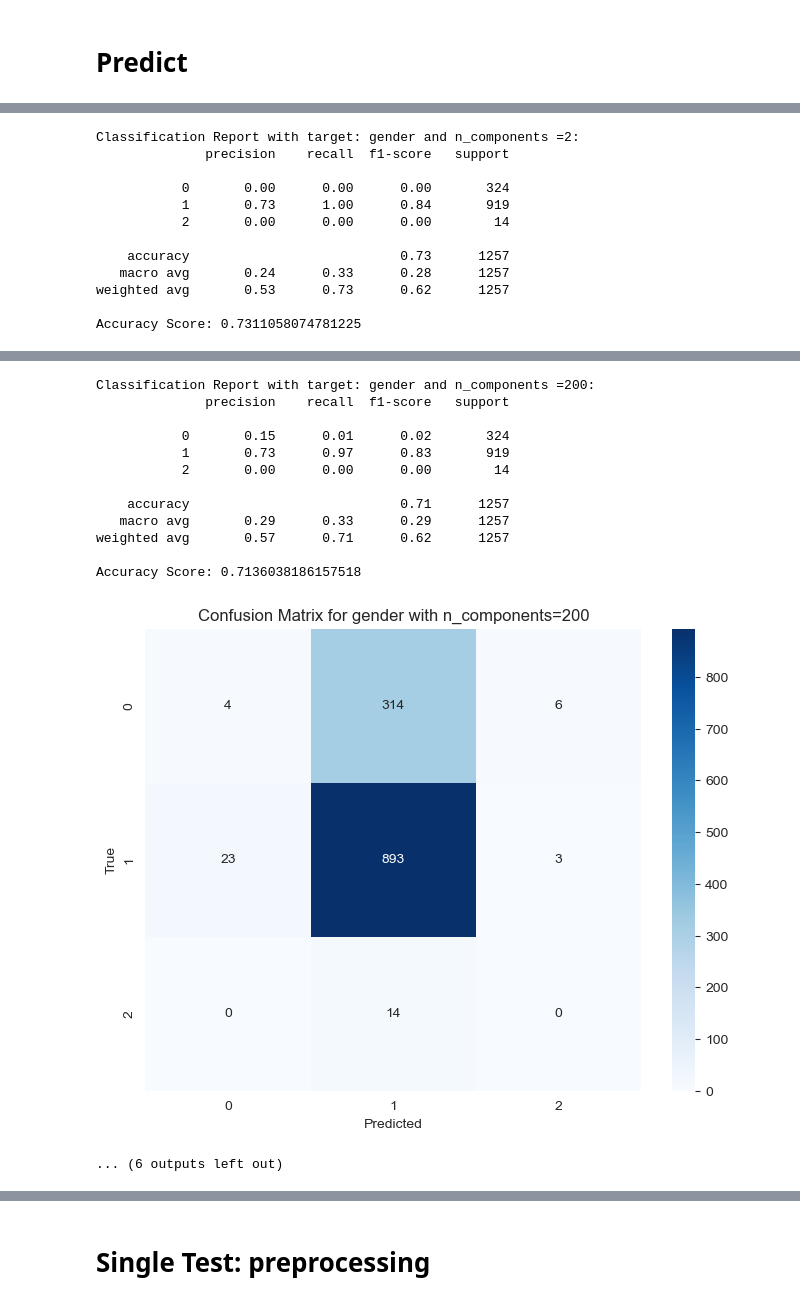
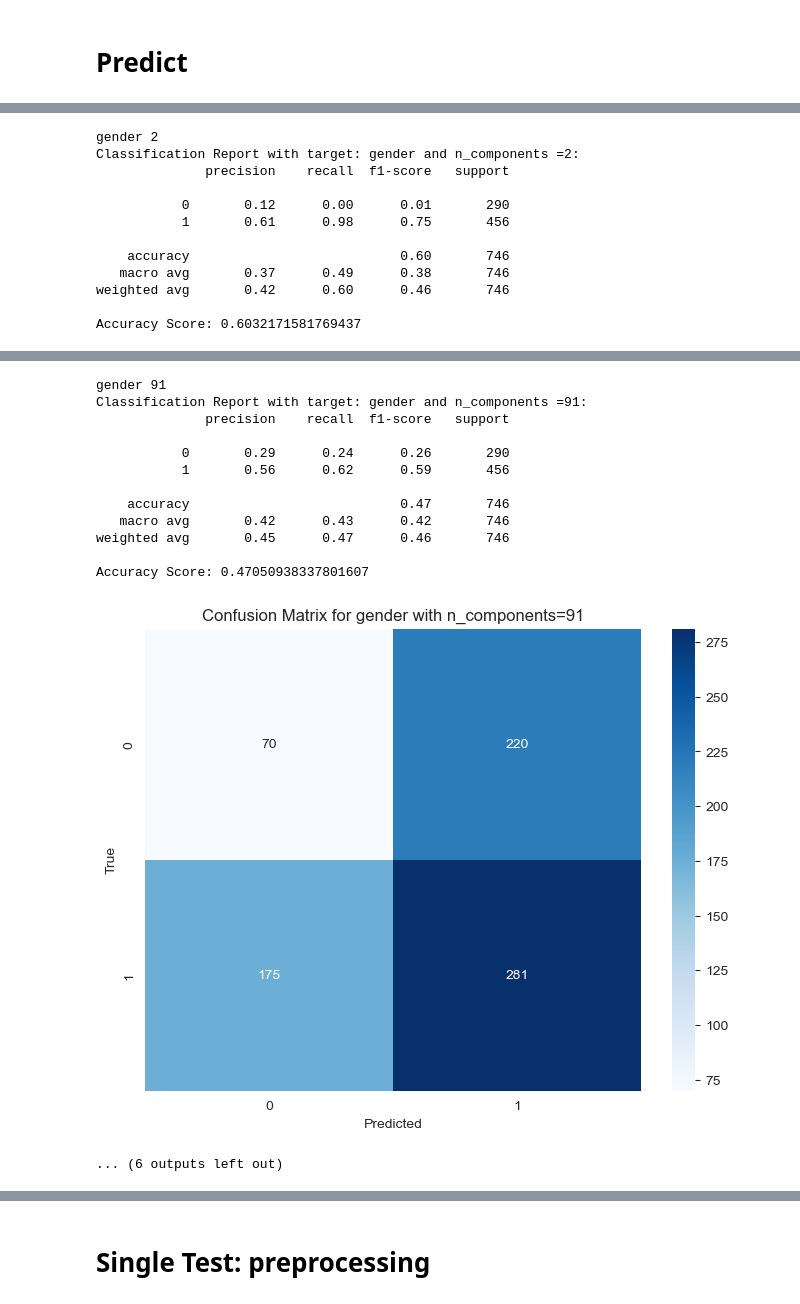
Before and after one commit to shenchris/un2015, a Jupyter notebook: un2015.ipynb, the cells around one changed output, grey strips where cells are left out. Cells and saved outputs as stored; diff of their text form; code cells hidden in the pictures.

Commit message:
filter data by feature

```diff
--- a/un2015.ipynb
+++ b/un2015.ipynb
@@ -216,7 +272,7 @@ plt.show();
 # Applies log1p on features that are not age, gender, filename or words_per_second
 df_features_transform = df_features.apply(
     lambda x: np.log1p(x)
-    if x.name in ["tempo", "f0_mean", "f0_median", "f0_std", "f0_5-percentile", "f0_95-percentile"]
+    if x.name in ["duration", "f0_mean", "f0_median" "f0_std", "f0_5-percentile", "f0_95-percentile"]
     else x)
 
 # Let's look at the distribution once more
@@ -272,22 +360,39 @@ def draw_2d_PCA(target):
+# %%
+def split_by_feature(df, feature, test_size=0.1):
+    # Stratify based on the selected feature
+    train_df, test_df = train_test_split(
+        df,
+        test_size=test_size,
+        stratify=df[feature],  # Stratify on the selected feature
+        random_state=42
+    )
+    return train_df, test_df
+# train_df, test_df = split_by_feature(df_first_13, "age")
+# test_df['accent'].value_counts()
 # %%
+def predict(dataframe, target, n_components = 0):
+    warnings.filterwarnings("ignore")
+    train_df, test_df = split_by_feature(dataframe,target)
+    y_train = train_df[target]
+    y_test = test_df[target]
+    X_train = train_df.drop(columns=["filename", "age","gender","accent"], errors="ignore")
+    X_test = test_df.drop(columns=["filename", "age","gender","accent"], errors="ignore")
 
-def predict(x,y,n_components = 0):
-    warnings.filterwarnings("ignore")
     if n_components>0:
         pca = PCA(n_components=n_components)
-        x = pca.fit_transform(x)
-    x_tr, x_te, y_tr, y_te = train_test_split(x, y, train_size=0.8, shuffle=True, stratify=y, random_state=0)
+        X_train = pca.fit_transform(X_train)
+        X_test = pca.fit_transform(X_test)
 
     model = LogisticRegression(max_iter=1000, random_state=0, solver='lbfgs')
-    model.fit(x_tr, y_tr)
+    model.fit(X_train, y_train)
     # Make predictions on the test set
-    y_pred = model.predict(x_te)
+    y_pred = model.predict(X_test)
     # Evaluate the model
     print(f"Classification Report with target: {target} and n_components ={n_components}:")
-    print(classification_report(y_te, y_pred))
-    print("Accuracy Score:", accuracy_score(y_te, y_pred))
+    print(classification_report(y_test, y_pred))
+    print("Accuracy Score:", accuracy_score(y_test, y_pred))
 
-    cm = confusion_matrix(y_te, y_pred)
+    cm = confusion_matrix(y_test, y_pred)
 
     # Plot Confusion Matrix
     plt.figure(figsize=(8, 6))
@@ -298,9 +403,7 @@ def predict(x,y,n_components = 0):
     plt.show()
 # %%
 for target in targets:
-    for i in [0,2,200]:
-        warnings.filterwarnings("ignore")
-        x = df_features_transform.drop(columns=["filename", target]).reset_index(drop=True)
-        y = df_features_transform[target].values
-        predict(x,y,n_components = i)
+    for i in [0,2,91]:
+        print(target, i)
+        predict(df_features_transform , target, n_components = i)
 # %% [output]
@@ -374,12 +480,12 @@ Accuracy Score: 0.6674622116149562
+gender 2
 Classification Report with target: gender and n_components =2:
               precision    recall  f1-score   support
 
-           0       0.00      0.00      0.00       324
-           1       0.73      1.00      0.84       919
-           2       0.00      0.00      0.00        14
+           0       0.12      0.00      0.01       290
+           1       0.61      0.98      0.75       456
 
-    accuracy                           0.73      1257
-   macro avg       0.24      0.33      0.28      1257
-weighted avg       0.53      0.73      0.62      1257
+    accuracy                           0.60       746
+   macro avg       0.37      0.49      0.38       746
+weighted avg       0.42      0.60      0.46       746
 
-Accuracy Score: 0.7311058074781225
+Accuracy Score: 0.6032171581769437
@@ -387,14 +493,14 @@ Accuracy Score: 0.7311058074781225
-Classification Report with target: gender and n_components =200:
+gender 91
+Classification Report with target: gender and n_components =91:
               precision    recall  f1-score   support
 
-           0       0.15      0.01      0.02       324
-           1       0.73      0.97      0.83       919
-           2       0.00      0.00      0.00        14
+           0       0.29      0.24      0.26       290
+           1       0.56      0.62      0.59       456
 
-    accuracy                           0.71      1257
-   macro avg       0.29      0.33      0.29      1257
-weighted avg       0.57      0.71      0.62      1257
+    accuracy                           0.47       746
+   macro avg       0.42      0.43      0.42       746
+weighted avg       0.45      0.47      0.46       746
 
-Accuracy Score: 0.7136038186157518
+Accuracy Score: 0.47050938337801607
-[figure, old version]
+[figure, new version]
 ... (6 outputs left out)
```
Also changed, not shown: parts of 47 cells of this notebook.
